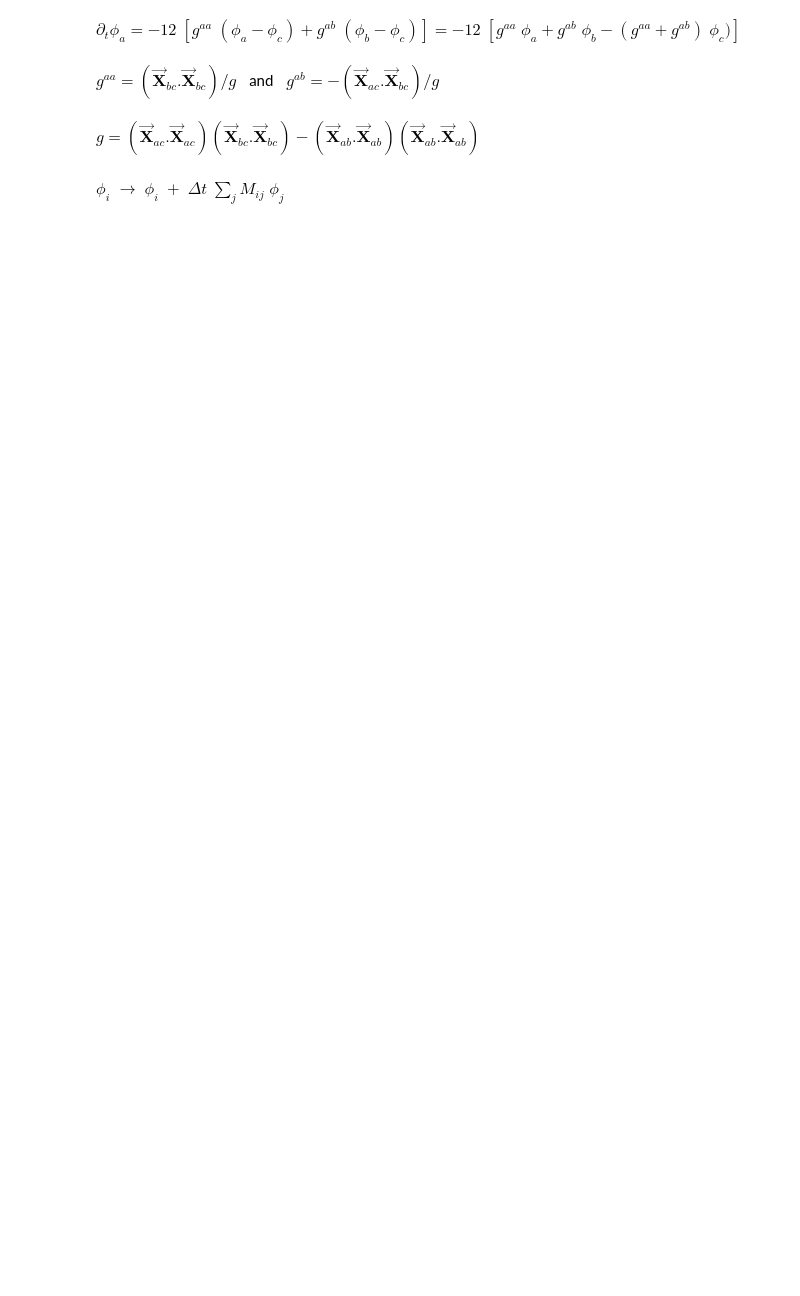
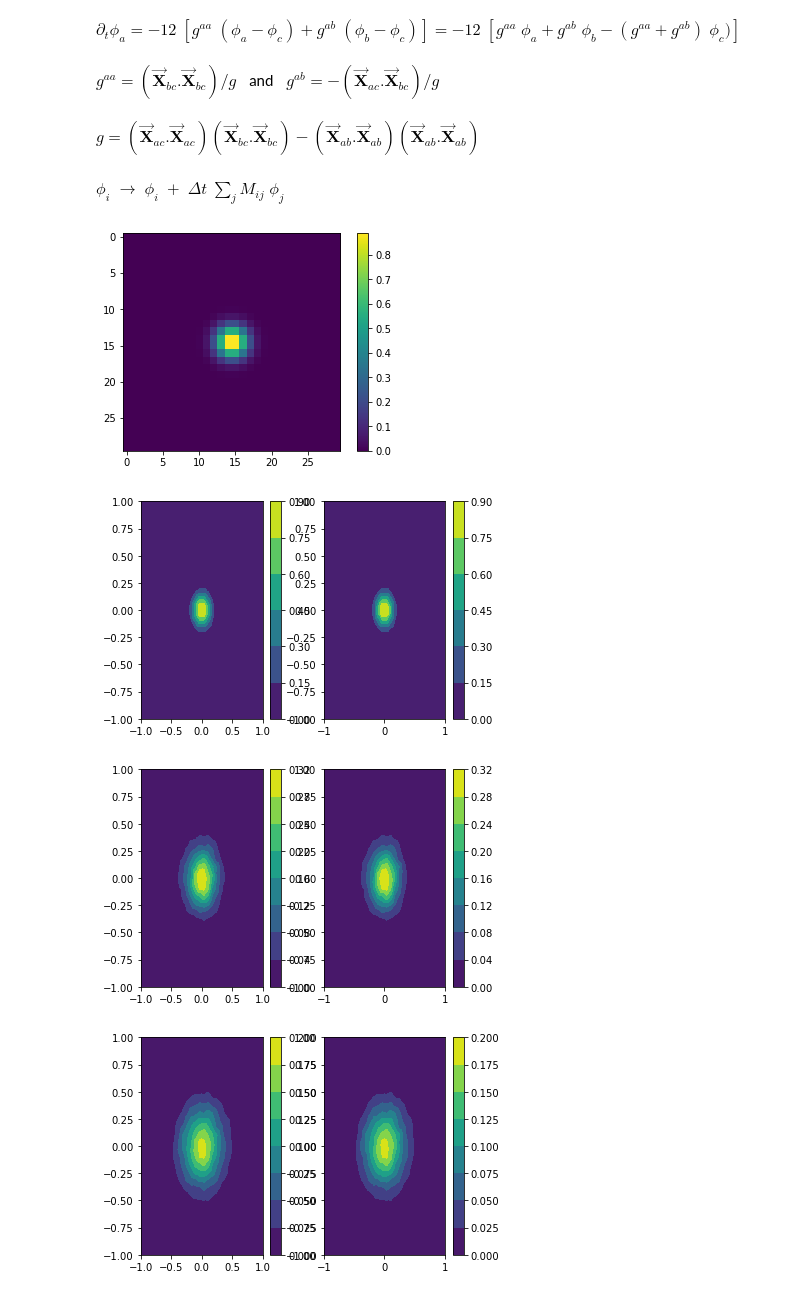
Before and after one commit to jkumarres/DiffusionOnSurface, a Jupyter notebook: DiffusionOnSurface.ipynb, the cells around one changed output. Cells and saved outputs as stored; diff of their text form; code cells hidden in the pictures; blank space fills up the shorter version.

```diff
--- a/DiffusionOnSurface.ipynb
+++ b/DiffusionOnSurface.ipynb
@@ -158,19 +163,32 @@ for i in range(NTri):
 $ \phi_i \; \rightarrow \; \phi_i \; + \; \Delta t \; \sum_j M_{ij} \; \phi_j $
 # %%
 Sigma = 0.1
-dt = 0.00001
+dt = 0.000001
 
-NIteration = 1000
+NIteration = 10000
 
 phi = np.exp( - (sGrid**2 + YGrid**2) / (2*Sigma**2) )
 
 plt.imshow(phi.reshape(NxGrid, NyGrid))
 plt.colorbar()
 plt.show()
 
 for i in range(NIteration):
     phi = phi + dt * np.matmul(M, phi)
 
-    plt.imshow(phi.reshape(NxGrid, NyGrid))
-    plt.colorbar()
-    plt.show()
+    if(i%1000 == 0):
+        plt.subplot(1,2,1)
+        # plt.imshow(phi.reshape(NxGrid, NyGrid))
+        plt.tricontourf(XGrid, YGrid, tri.simplices.copy(), phi)
+        plt.colorbar()
+
+        plt.subplot(1,2,2)
+        plt.tricontourf(sGrid, YGrid, tri.simplices.copy(), phi)
+        plt.colorbar()
+
+        plt.show()
+# %% [output]
+[figure, added]
+[figure, added]
+[figure, added]
+[figure, added]
```
Also changed, not shown: parts of 3 cells of this notebook.
